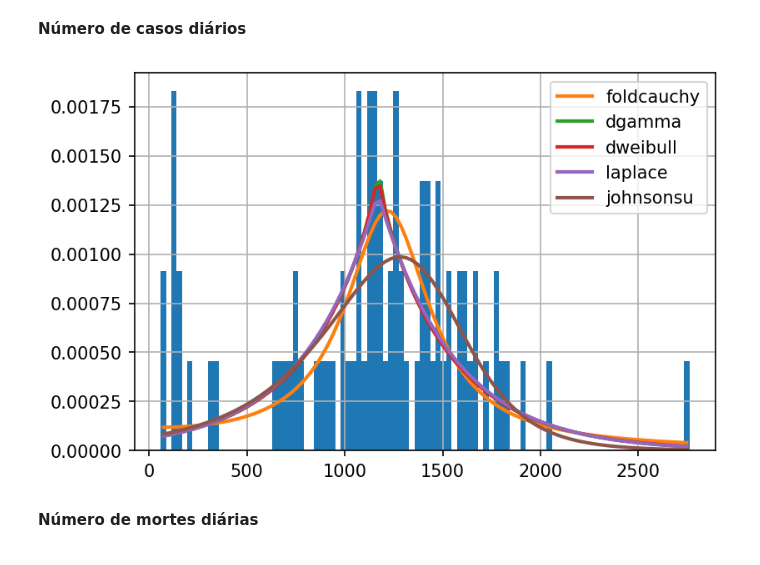
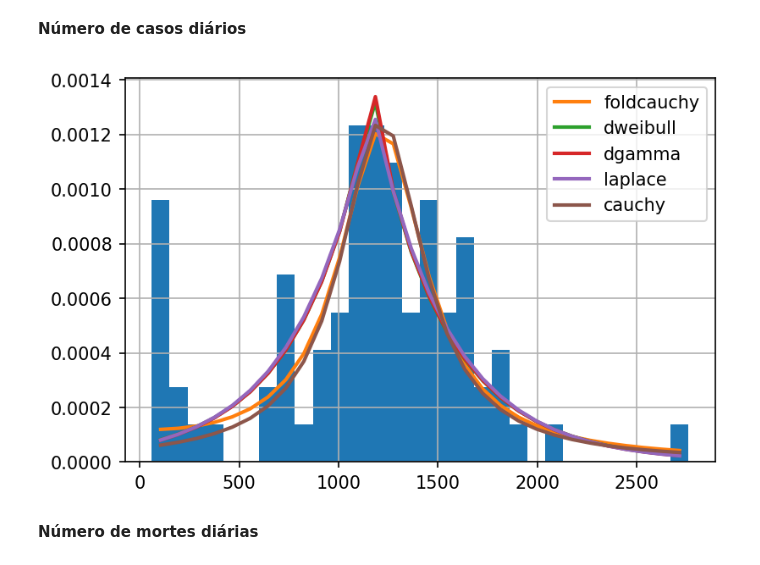
Before and after one commit to cmath-covid/trabalho-grupo-azul-CAP239, a Jupyter notebook: 2_analise_visualizacao_dos_dados/ajustes_pdf.ipynb, the cells around one changed output. Cells and saved outputs as stored; diff of their text form; code cells hidden in the pictures.

```diff
--- a/2_analise_visualizacao_dos_dados/ajustes_pdf.ipynb
+++ b/2_analise_visualizacao_dos_dados/ajustes_pdf.ipynb
@@ -79,13 +79,13 @@ can = data_owd[data_owd['iso_code'] == 'CAN']
 # %%
 can_newcases = can[can.new_cases >= 50].new_cases
 # %%
-f = Fitter(can_newcases, verbose = False)
+f = Fitter(can_newcases, verbose = False, bins = 30)
 f.fit()
 plt.figure(dpi = 150)
 f.summary()
 plt.show()
 # %% [output]
-[figure, old version]
+[figure, new version]
 # %% [markdown]
 **Número de mortes diárias**
 # %%
```
Also changed, not shown: parts of 1 cell of this notebook.
